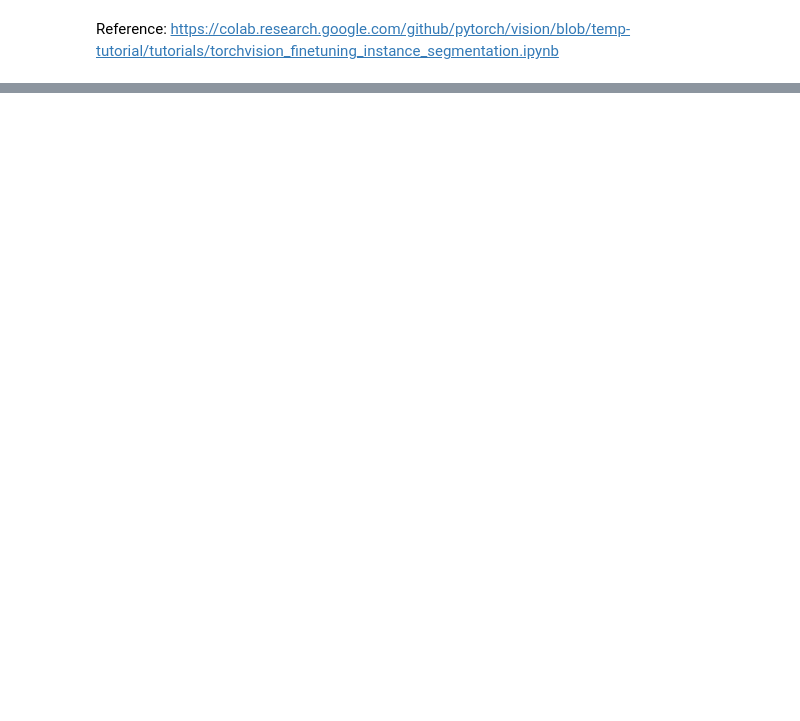
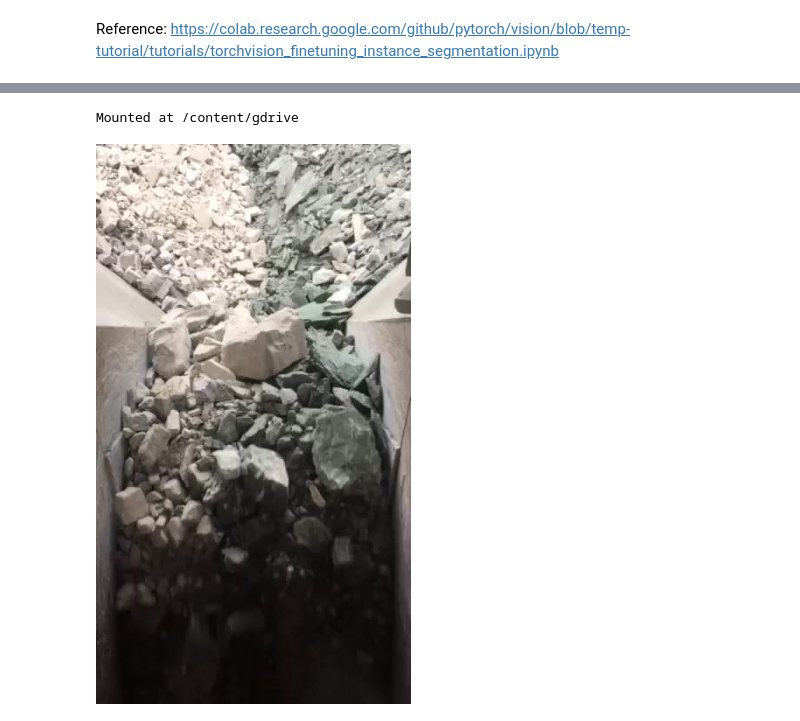
Before and after one commit to TienLungSun/PyTorch-deep-learning, a Jupyter notebook: 8.3 FasterRCNN fine tune.ipynb, the cells around one changed output, grey strips where cells are left out. Saved outputs shown, nothing was run; the diff lists cells and outputs as text; code cells hidden in the pictures; blank space fills up the shorter version.

```diff
--- a/8.3 FasterRCNN fine tune.ipynb
+++ b/8.3 FasterRCNN fine tune.ipynb
@@ -137,0 +36,12 @@ writer.close()
+# %%
+# connect to Google drive
+from google.colab import drive
+drive.mount("/content/gdrive", force_remount=True)
+# %% [output]
+Mounted at /content/gdrive
+# %%
+#take a look at one picture
+from PIL import Image
+Image.open("/content/gdrive/MyDrive/Object Detection Image Folder/pic/0001.jpg")
+# %% [output]
+[figure, added]
```
Also changed, not shown: parts of 24 cells of this notebook.
